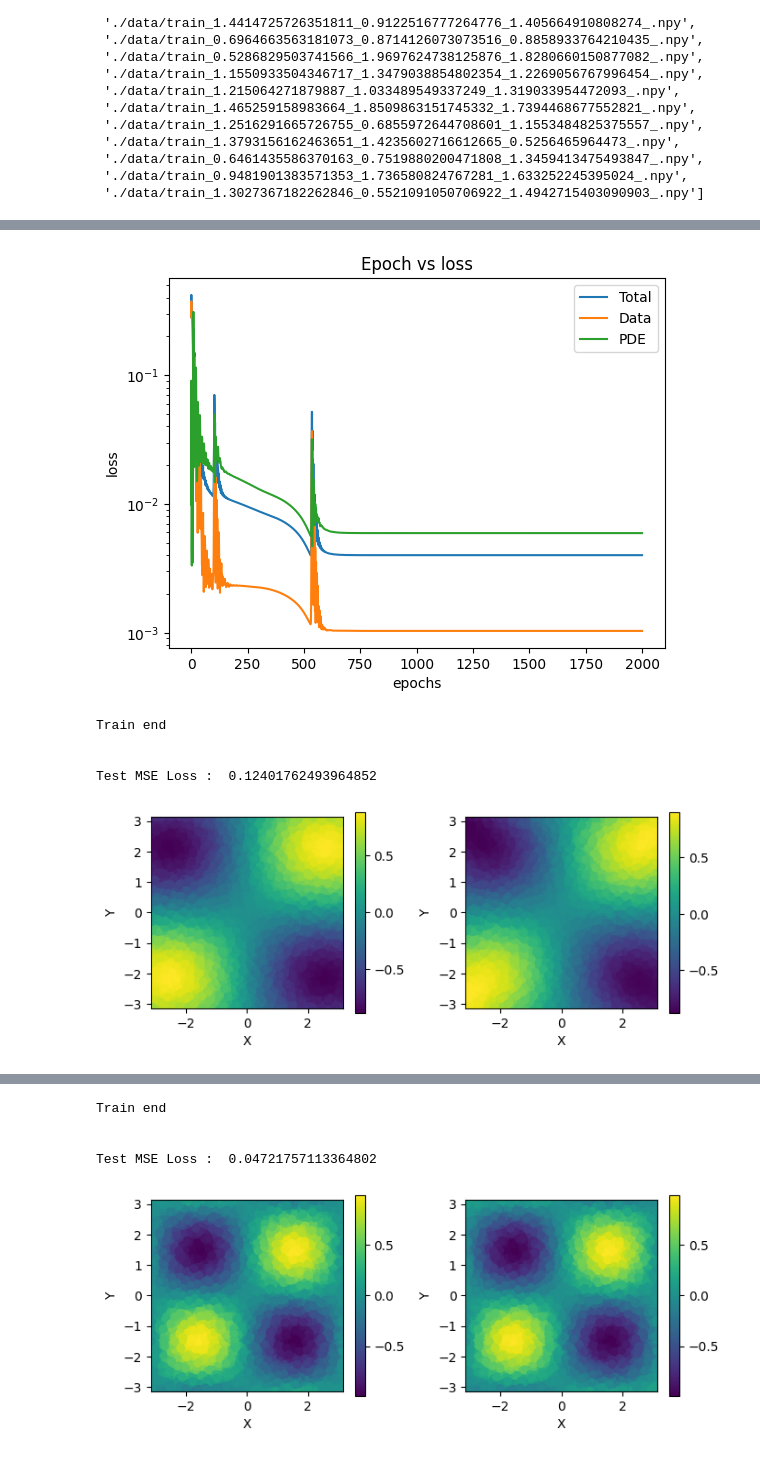
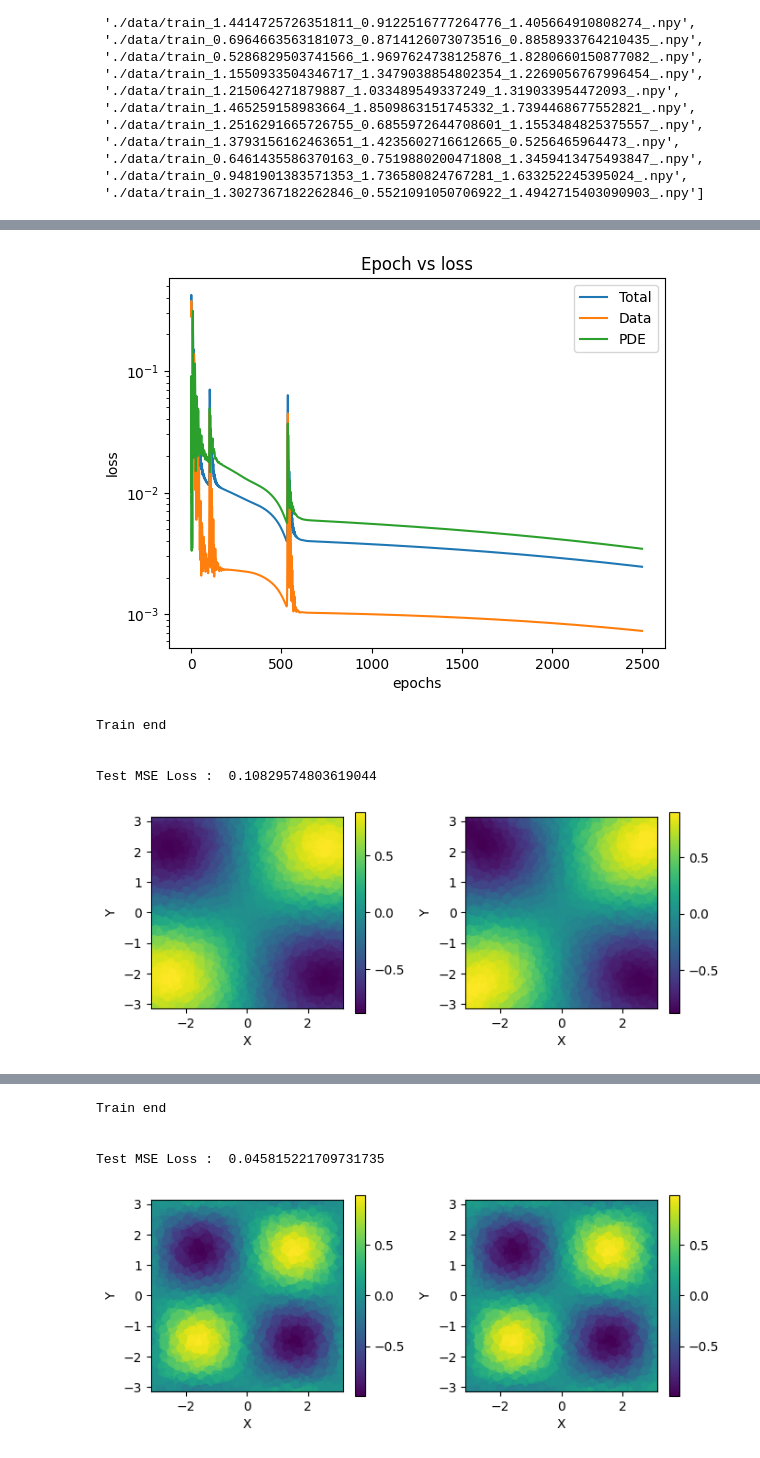
Before and after one commit to komingsu/piml, a Jupyter notebook: Exercise_Alone/f(x,y)=Asin(Bx)sin(Cy)/pretraining.ipynb, the cells around one changed output, grey strips where cells are left out. Cells and saved outputs as stored; diff of their text form; code cells hidden in the pictures.

```diff
--- a/Exercise_Alone/f(x,y)=Asin(Bx)sin(Cy)/pretraining.ipynb
+++ b/Exercise_Alone/f(x,y)=Asin(Bx)sin(Cy)/pretraining.ipynb
@@ -129,7 +129,7 @@ def train_model(model, epochs, A, B, C):
         scheduler.step(avg_loss)
 
         # Print the losses every 100 epochs
-        if epoch % 50 == 0:
+        if epoch % 100 == 0:
             current_lr = optimizer.param_groups[0]['lr']
             print(f'Epoch {epoch}/{epochs}, Total Loss: {avg_loss}, Data Loss: {avg_data_loss}, PDE Loss: {avg_pde_loss}, LR: {current_lr}')
 
@@ -191,11 +191,12 @@ def test_inference(model, test_data_path):
 # 하이퍼 파라미터
 batch_size = 5000
 shuffle = True # 데이터 셔플
-epochs = 2000   # 훈련 epoch
+epochs = 2500   # 훈련 epoch
 alpha=0.5      # Total Loss = Data Loss + alpha * PDE Loss
 # %%
 for task in tasks:
     ABC = task.split("_")[1:4]
+    print(f"training with A:{ABC[0]} B:{ABC[1]} C:{ABC[2]}")
     A = torch.tensor(float(ABC[0]), dtype=torch.float)
     B = torch.tensor(float(ABC[1]), dtype=torch.float)
     C = torch.tensor(float(ABC[2]), dtype=torch.float)
@@ -217,7 +218,7 @@ for task in tasks:
     loader = create_dataloader(xy_data, f_data, batch_size, shuffle)
 
     # 모델을 GPU로 이동합니다(만약 사용 가능하다면).
-    model = NN()
+    model = NN(mask=True)
     model.load_state_dict(torch.load("./data/model.pt"))
     model = model.to(device)
     # loss
@@ -232,9 +233,10 @@ for task in tasks:
     best_loss = float('inf')
 
     #### 훈련 시작 ####
-    print(f"training with A:{A} B:{B} C:{C}")
+
     model = train_model(model, epochs, A=A, B=B, C=C)
     print("Train end\n\n")
-    torch.save(model.state_dict(), f"./data/model_{ABC[0]}_{ABC[1]}_{ABC[1]}.pt")
-    test_inference(model, task)
+    loss = test_inference(model, task)
+    if loss <= 0.2:
+        torch.save(model.state_dict(), f"./data/model_{ABC[0]}_{ABC[1]}_{ABC[2]}_.pt")
 # %% [output]
@@ -258,6 +262,6 @@ PDE   loss :  0.005930953659117222
-[figure, old version]
+[figure, new version]
-Train end
-
-
-Test MSE Loss :  0.12401762493964852
+Train end
+
+
+Test MSE Loss :  0.10829574803619044
 [figure]
@@ -282,5 +286,5 @@ PDE   loss :  0.00031633328762836754
-Train end
-
-
-Test MSE Loss :  0.04721757113364802
+Train end
+
+
+Test MSE Loss :  0.045815221709731735
 [figure]
```
Also changed, not shown: parts of 1 cell of this notebook, 53 other files.
